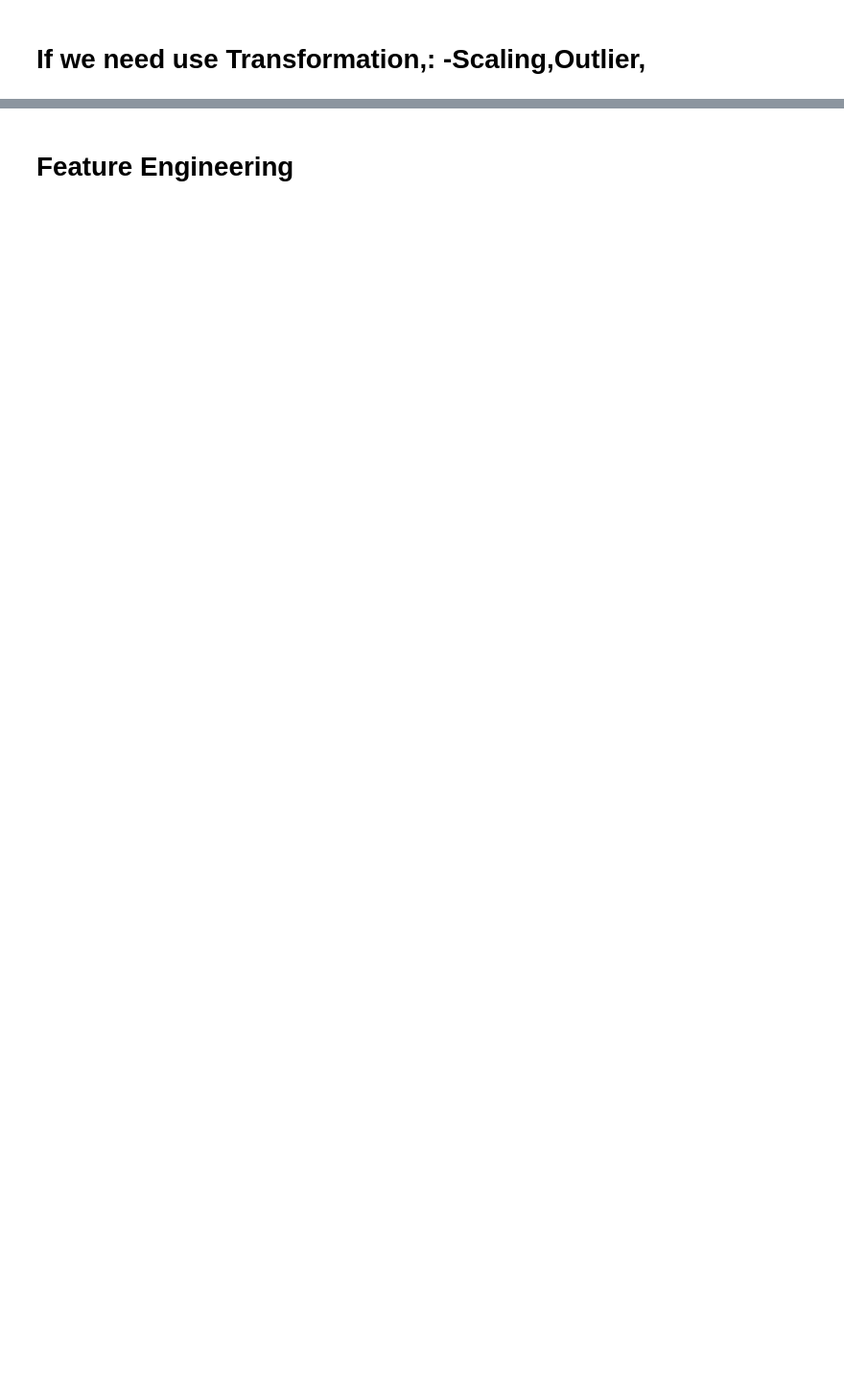
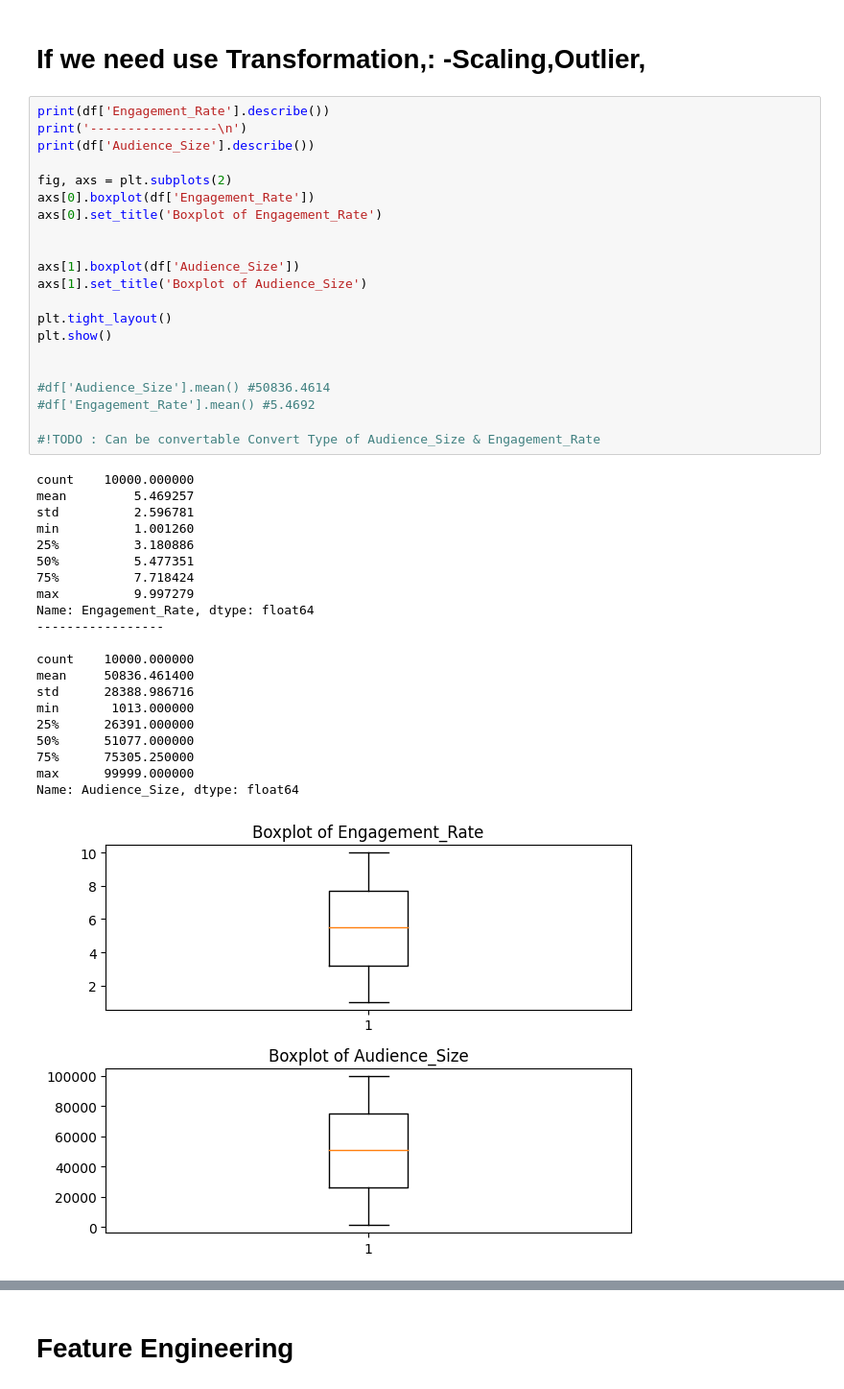
Before and after one commit to ozkanuysal/AssignmentRepository, a Jupyter notebook: product_last.ipynb, the cells around one changed output, grey strips where cells are left out. Shown: that part at 96% size. Cells and saved outputs as stored; diff of their text form; blank space fills up the shorter version.

```diff
--- a/product_last.ipynb
+++ b/product_last.ipynb
@@ -167,3 +166,46 @@ ax.set_ylim(len(corr)+0.5, -0.5)
 [figure]
 # %% [markdown]
 # If we need use Transformation,: -Scaling,Outlier,
+# %%
+print(df['Engagement_Rate'].describe())
+print('-----------------\n')
+print(df['Audience_Size'].describe())
+
+fig, axs = plt.subplots(2)
+axs[0].boxplot(df['Engagement_Rate'])
+axs[0].set_title('Boxplot of Engagement_Rate')
+
+
+axs[1].boxplot(df['Audience_Size'])
+axs[1].set_title('Boxplot of Audience_Size')
+
+plt.tight_layout()
+plt.show()
+
+
+#df['Audience_Size'].mean() #50836.4614
+#df['Engagement_Rate'].mean() #5.4692
+
+#!TODO : Can be convertable Convert Type of Audience_Size & Engagement_Rate
+# %% [output]
+count    10000.000000
+mean         5.469257
+std          2.596781
+min          1.001260
+25%          3.180886
+50%          5.477351
+75%          7.718424
+max          9.997279
+Name: Engagement_Rate, dtype: float64
+-----------------
+
+count    10000.000000
+mean     50836.461400
+std      28388.986716
+min       1013.000000
+25%      26391.000000
+50%      51077.000000
+75%      75305.250000
+max      99999.000000
+Name: Audience_Size, dtype: float64
+[figure, added]
```
Also changed, not shown: parts of 15 cells of this notebook.
